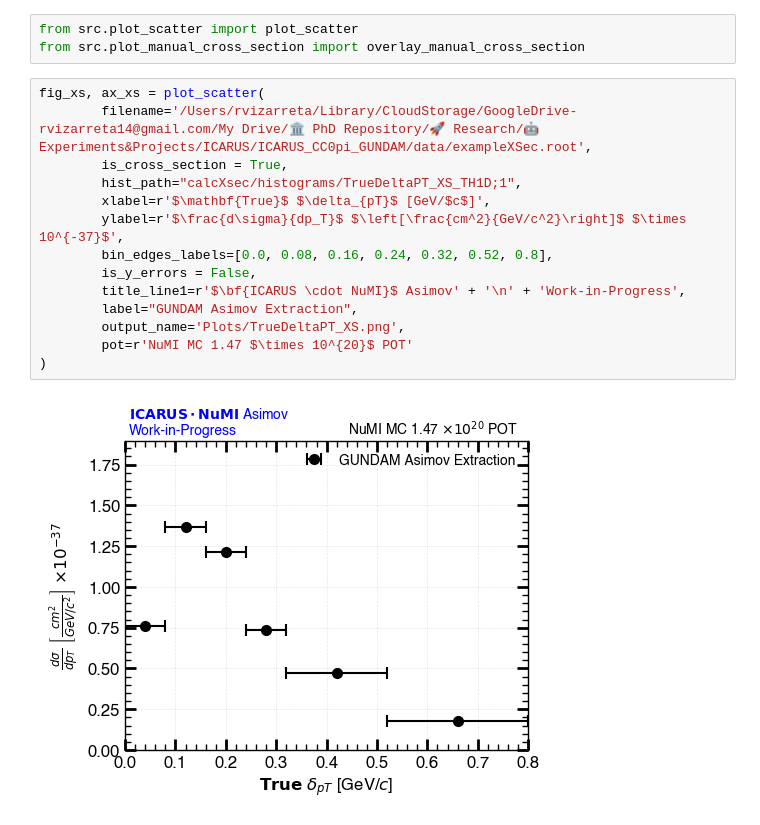
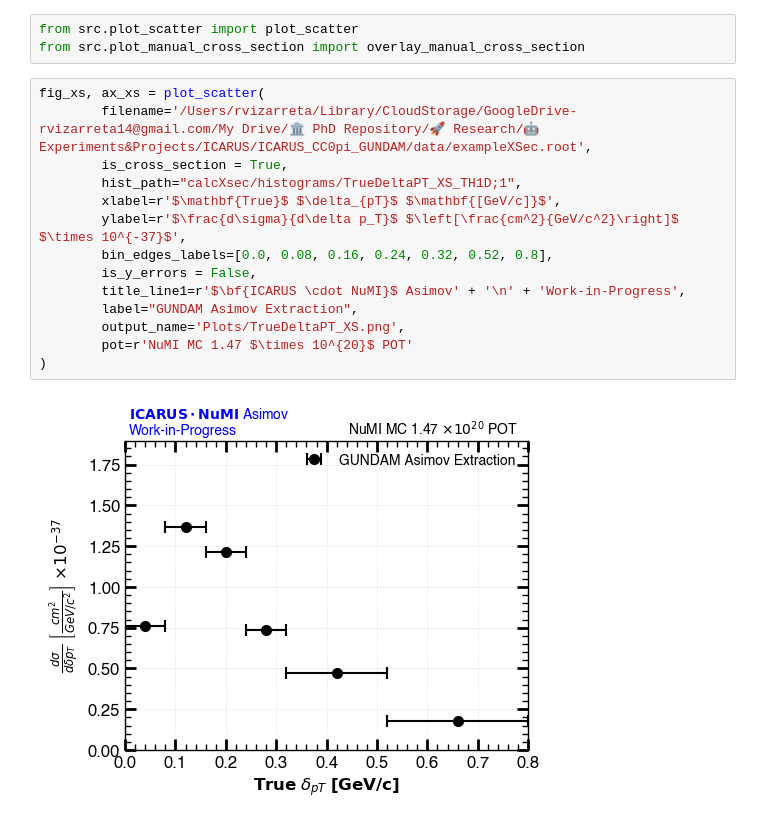
Before and after one commit to rvizarreta/gundam-icarus, a Jupyter notebook: Notebooks/Asimov_Studies.ipynb, the cells around one changed output. Saved outputs shown, nothing was run; the diff lists cells and outputs as text.

```diff
--- a/Notebooks/Asimov_Studies.ipynb
+++ b/Notebooks/Asimov_Studies.ipynb
@@ -4,19 +4,19 @@ from src.plot_manual_cross_section import overlay_manual_cross_section
 # %%
 fig_xs, ax_xs = plot_scatter(
         filename='/Users/rvizarreta/Library/CloudStorage/GoogleDrive-rvizarreta14@gmail.com/My Drive/🏛 PhD Repository/🚀 Research/🤖 Experiments&Projects/ICARUS/ICARUS_CC0pi_GUNDAM/data/exampleXSec.root',
         is_cross_section = True,
         hist_path="calcXsec/histograms/TrueDeltaPT_XS_TH1D;1",
-        xlabel=r'$\mathbf{True}$ $\delta_{pT}$ [GeV/$c$]',
-        ylabel=r'$\frac{d\sigma}{dp_T}$ $\left[\frac{cm^2}{GeV/c^2}\right]$ $\times 10^{-37}$',
+        xlabel=r'$\mathbf{True}$ $\delta_{pT}$ $\mathbf{[GeV/c]}$',
+        ylabel=r'$\frac{d\sigma}{d\delta p_T}$ $\left[\frac{cm^2}{GeV/c^2}\right]$ $\times 10^{-37}$',
         bin_edges_labels=[0.0, 0.08, 0.16, 0.24, 0.32, 0.52, 0.8],
         is_y_errors = False,
         title_line1=r'$\bf{ICARUS \cdot NuMI}$ Asimov' + '\n' + 'Work-in-Progress',
         label="GUNDAM Asimov Extraction",
         output_name='Plots/TrueDeltaPT_XS.png',
         pot=r'NuMI MC 1.47 $\times 10^{20}$ POT'
 )
 # %% [output]
-[figure, old version]
+[figure, new version]
 # %%
 bins_mev = [(0, 80), (80, 160), (160, 240), (240, 320), (320, 520), (520, 800), (800, 1000)]
 # Overlay manual calculation
```
Also changed, not shown: parts of 3 cells of this notebook, 11 other files.
